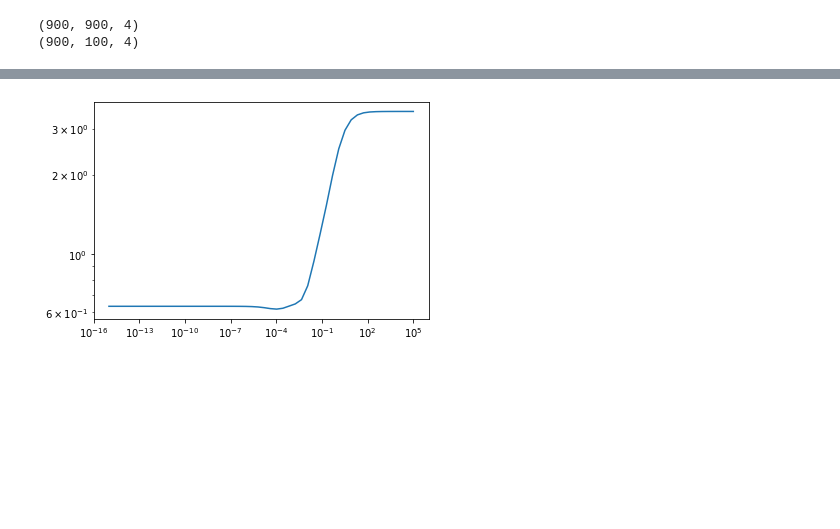
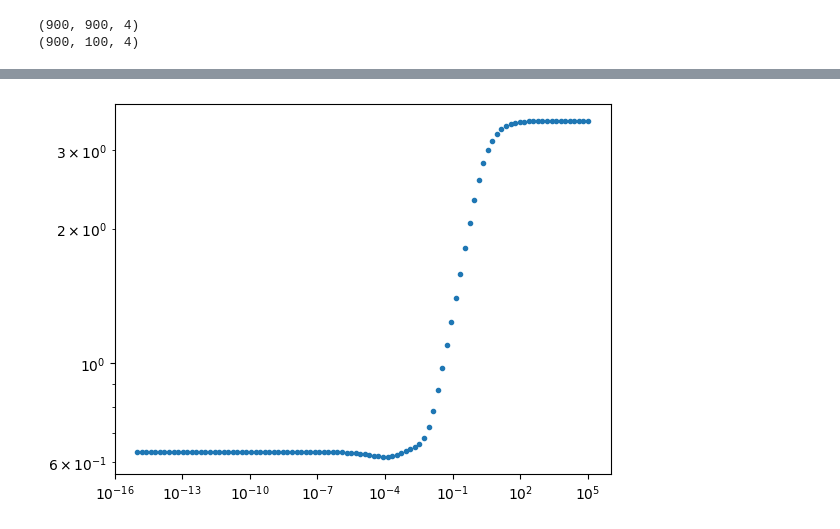
Before and after one commit to lab-cosmo/wigner_kernels, a Jupyter notebook: Wigner_basic.ipynb, the cells around one changed output, grey strips where cells are left out. Saved outputs shown, nothing was run; the diff lists cells and outputs as text; code cells hidden in the pictures; blank space fills up the shorter version.

```diff
--- a/Wigner_basic.ipynb
+++ b/Wigner_basic.ipynb
@@ -179,11 +177,11 @@ mean_e = np.mean(train_energies)
 train_energies -= mean_e
 test_energies -= mean_e
 # %%
-rgr = KRR(train_train_kernel, regularizer = 1)
-rgr.fit(train_train_kernel, train_energies)
-predictions = rgr.predict(train_test_kernel.T)[:, 0]
-print("rmse: ", get_rmse(predictions, test_energies))
-#print(predictions - test_energies)
-plt.plot(test_energies, predictions, 'o')
+alpha = 0.01
+c = np.linalg.solve(train_train_kernel[:, :, -1] + alpha * np.eye(train_train_kernel.shape[0]), train_energies)
+test_predictions = train_test_kernel[:, :, -1].T @ c
+print("rmse: ", get_rmse(test_predictions, test_energies))
+
+plt.plot(test_energies, test_predictions, 'o')
 plt.show()
 # %% [output]
@@ -192,15 +190,14 @@ rmse:  2.384196338104318
 # %%
-alpha_grid = np.logspace(5, -15, 50)
+alpha_grid = np.logspace(5, -15, 100)
 rmse = []
 for alpha in tqdm.tqdm(alpha_grid):
-    rgr = KRR(train_train_kernel, regularizer = alpha)
-    rgr.fit(train_train_kernel, train_energies)
-    predictions = rgr.predict(train_test_kernel.T)[:, 0]
-    rmse.append(get_rmse(predictions, test_energies))
-plt.plot(alpha_grid, rmse)
+    c = np.linalg.solve(train_train_kernel[:, :, -1] + alpha * np.eye(train_train_kernel.shape[0]), train_energies)
+    test_predictions = train_test_kernel[:, :, -1].T @ c
+    rmse.append(get_rmse(test_predictions, test_energies))
+plt.plot(alpha_grid, rmse, ".")
 plt.xscale('log')
 plt.yscale('log')
 plt.show()
 # %% [output]
-[figure, old version]
+[figure, new version]
 # %%
```
Also changed, not shown: parts of 4 cells of this notebook.
